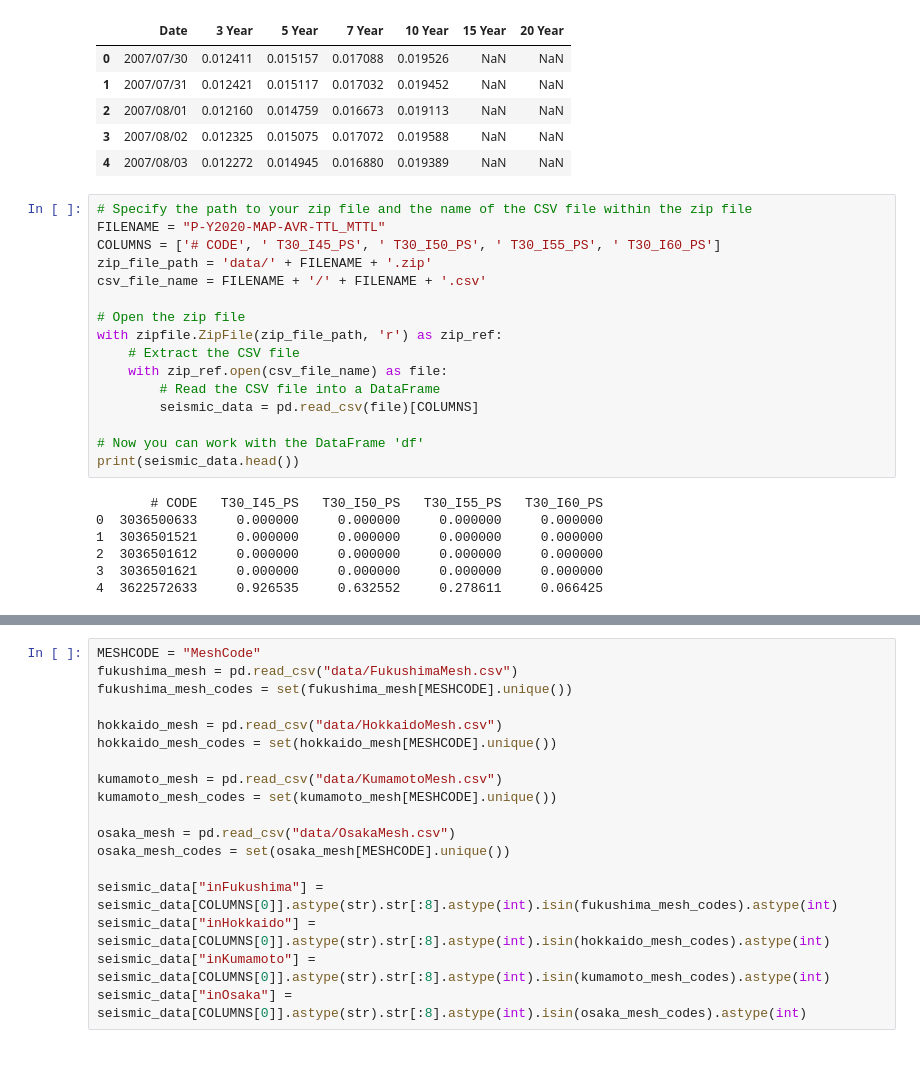
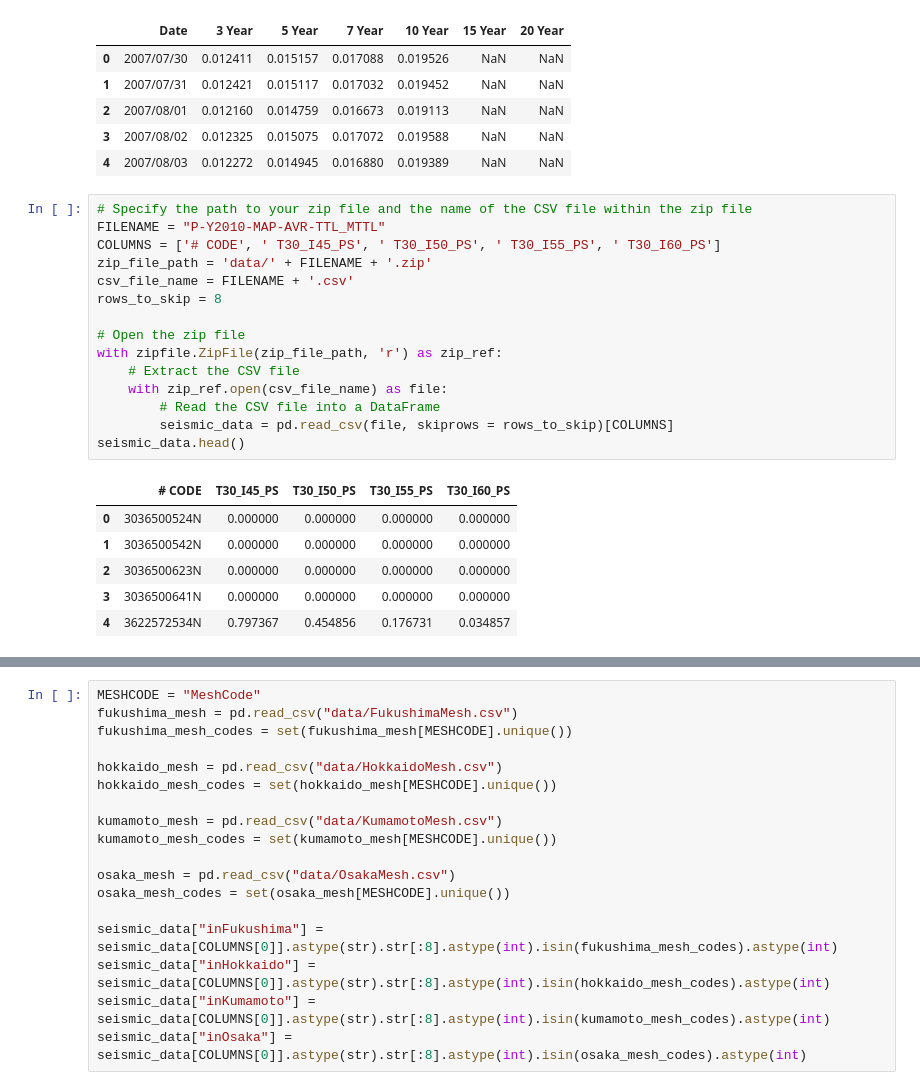
Before and after one commit to RussellzzZ/CausalInferenceDataScienceProject, a Jupyter notebook: data_project.ipynb, the cells around one changed output, grey strips where cells are left out. Drawn from its saved outputs; the diff is of its cells as text; blank space fills up the shorter version.

```diff
--- a/data_project.ipynb
+++ b/data_project.ipynb
@@ -111,24 +99,23 @@ kumamoto.head()
 | 4 | 2007/08/03 | 0.012272 | 0.014945 | 0.016880 | 0.019389 | NaN | NaN |
 # %%
 # Specify the path to your zip file and the name of the CSV file within the zip file
-FILENAME = "P-Y2020-MAP-AVR-TTL_MTTL"
+FILENAME = "P-Y2010-MAP-AVR-TTL_MTTL"
 COLUMNS = ['# CODE', ' T30_I45_PS', ' T30_I50_PS', ' T30_I55_PS', ' T30_I60_PS']
 zip_file_path = 'data/' + FILENAME + '.zip'
-csv_file_name = FILENAME + '/' + FILENAME + '.csv'
+csv_file_name = FILENAME + '.csv'
+rows_to_skip = 8
 
 # Open the zip file
 with zipfile.ZipFile(zip_file_path, 'r') as zip_ref:
     # Extract the CSV file
     with zip_ref.open(csv_file_name) as file:
         # Read the CSV file into a DataFrame
-        seismic_data = pd.read_csv(file)[COLUMNS]
-
-# Now you can work with the DataFrame 'df'
-print(seismic_data.head())
+        seismic_data = pd.read_csv(file, skiprows = rows_to_skip)[COLUMNS]
+seismic_data.head()
 # %% [output]
-       # CODE   T30_I45_PS   T30_I50_PS   T30_I55_PS   T30_I60_PS
-0  3036500633     0.000000     0.000000     0.000000     0.000000
-1  3036501521     0.000000     0.000000     0.000000     0.000000
-2  3036501612     0.000000     0.000000     0.000000     0.000000
-3  3036501621     0.000000     0.000000     0.000000     0.000000
-4  3622572633     0.926535     0.632552     0.278611     0.066425
+|  | # CODE | T30_I45_PS | T30_I50_PS | T30_I55_PS | T30_I60_PS |
+| 0 | 3036500524N | 0.000000 | 0.000000 | 0.000000 | 0.000000 |
+| 1 | 3036500542N | 0.000000 | 0.000000 | 0.000000 | 0.000000 |
+| 2 | 3036500623N | 0.000000 | 0.000000 | 0.000000 | 0.000000 |
+| 3 | 3036500641N | 0.000000 | 0.000000 | 0.000000 | 0.000000 |
+| 4 | 3622572534N | 0.797367 | 0.454856 | 0.176731 | 0.034857 |
```
Also changed, not shown: parts of 13 cells of this notebook, 1 other file.
